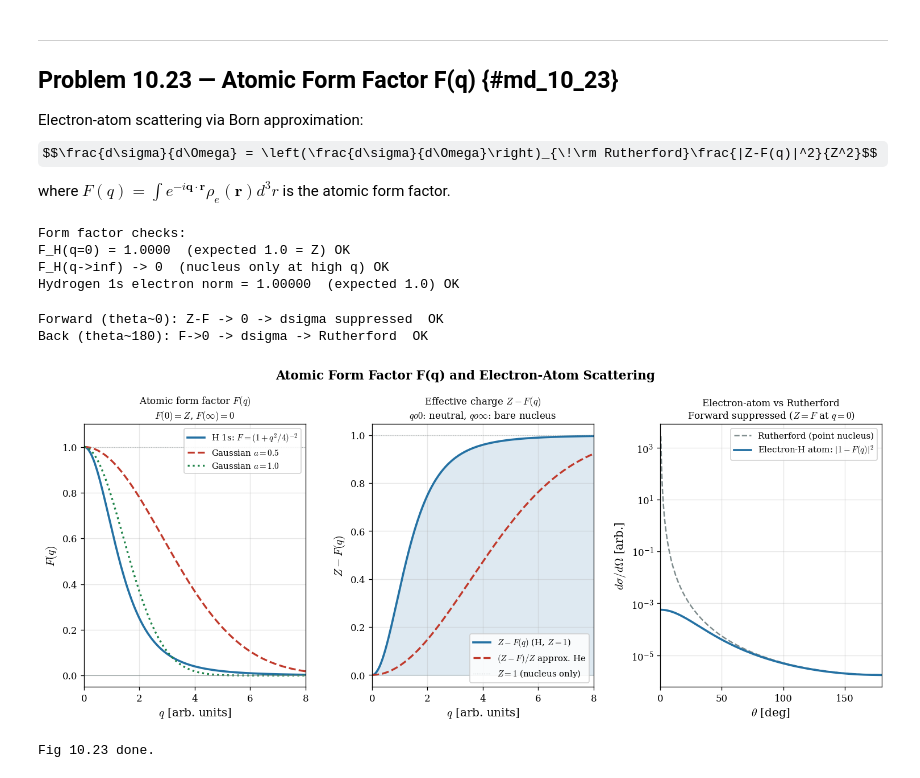
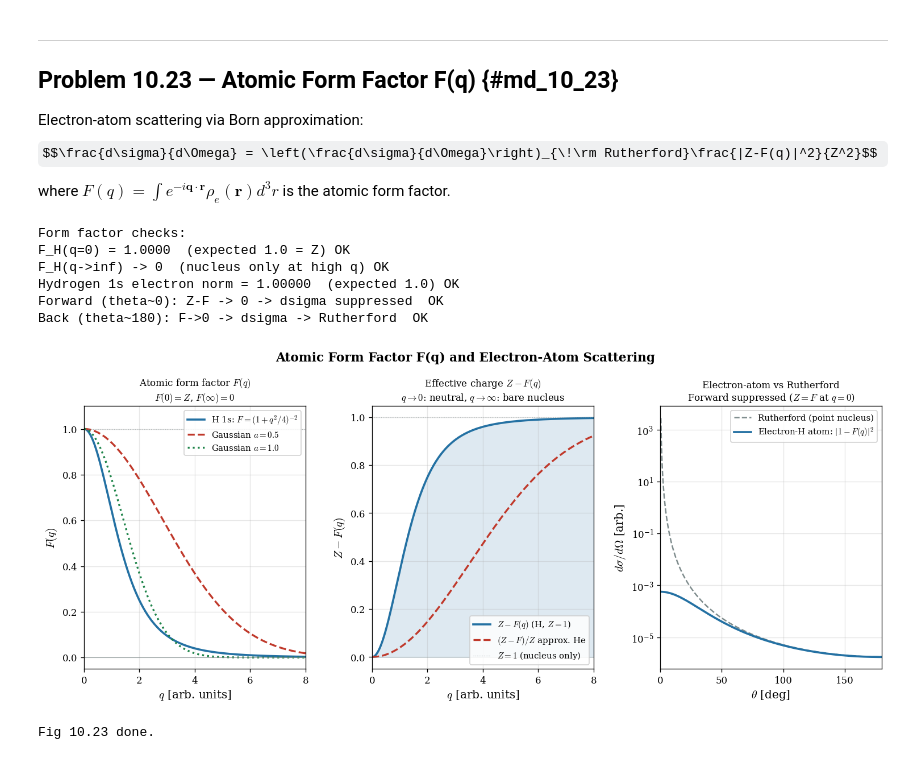
Before and after one commit to SeoulTechPSE/introduction_to_quantum_mechanics, a Jupyter notebook: ch10_visualizations.ipynb, the cells around one changed output. Drawn from its saved outputs; the diff is of its cells as text; code cells hidden in the pictures; some formulas as TeX source.

```diff
--- a/ch10_visualizations.ipynb
+++ b/ch10_visualizations.ipynb
@@ -277,7 +279,7 @@ ax.axhline(1, color=GRAY, lw=0.7, ls=':', alpha=0.5)
 ax.axhline(0, color=GRAY, lw=0.5)
 ax.set_xlabel(r'$q$ [arb. units]', labelpad=3); ax.set_ylabel(r'$F(q)$')
 ax.set_title(r'Atomic form factor $F(q)$'+
-             '\n$F(0)=Z$, $F(\infty)=0$', fontsize=10)
+             '\n' +r'$F(0)=Z$, $F(\infty)=0$', fontsize=10)
 ax.legend(fontsize=9, framealpha=0.85); ax.grid(True, alpha=0.3)
 ax.set_xlim(0, 8); ax.set_ylim(-0.05, 1.1)
 
@@ -299,7 +301,7 @@ ax2.axhline(0, color=GRAY, lw=0.5)
 ax2.axhline(Z, color=GRAY, lw=0.7, ls=':', alpha=0.5, label=fr'$Z={Z}$ (nucleus only)')
 ax2.set_xlabel(r'$q$ [arb. units]', labelpad=3); ax2.set_ylabel(r'$Z-F(q)$')
 ax2.set_title(r'Effective charge $Z-F(q)$'+
-              '\n$q\to0$: neutral, $q\to\infty$: bare nucleus', fontsize=10)
+              '\n' +r'$q\to0$: neutral, $q\to\infty$: bare nucleus', fontsize=10)
 ax2.legend(fontsize=9, framealpha=0.85, loc="lower right"); ax2.grid(True, alpha=0.3)
 ax2.set_xlim(0, 8)
 
@@ -313,34 +315,34 @@ q_e     = 2*k_e*np.sin(theta_e/2)
 ds_rut  = 1.0/np.sin(theta_e/2)**4
 ds_rut /= ds_rut[10]  # normalise
 
 # With form factor (Z=1, H 1s)
 ZF_e    = (1 - F_hydrogen(q_e))**2
 ds_atom = ds_rut * ZF_e
 
 ax3.semilogy(np.degrees(theta_e), ds_rut,  color=GRAY, lw=1.5, ls='--',
              label='Rutherford (point nucleus)')
 ax3.semilogy(np.degrees(theta_e), ds_atom+1e-8, color=BLUE,  lw=2.2,
              label=r'Electron-H atom: $|1-F(q)|^2$')
 
 # Forward suppression check
 print(f'Forward (theta~0): Z-F -> 0 -> dsigma suppressed  OK')
 print(f'Back (theta~180): F->0 -> dsigma -> Rutherford  OK')
 
 ax3.set_xlabel(r'$\theta$ [deg]', labelpad=3); ax3.set_ylabel(r'$d\sigma/d\Omega$ [arb.]')
 ax3.set_title('Electron-atom vs Rutherford\n'
               r'Forward suppressed ($Z=F$ at $q=0$)', fontsize=10)
 ax3.legend(fontsize=9, framealpha=0.85); ax3.grid(True, alpha=0.3, which='both')
 ax3.set_xlim(0, 180)
 
 figures.append((fig, 'fig_10_formfactor.png'))
 plt.show()
 print('Fig 10.23 done.')
 # %% [output]
 Form factor checks:
 F_H(q=0) = 1.0000  (expected 1.0 = Z) OK
 F_H(q->inf) -> 0  (nucleus only at high q) OK
 Hydrogen 1s electron norm = 1.00000  (expected 1.0) OK
+Forward (theta~0): Z-F -> 0 -> dsigma suppressed  OK
+Back (theta~180): F->0 -> dsigma -> Rutherford  OK
+[figure]
-Forward (theta~0): Z-F -> 0 -> dsigma suppressed  OK
-Back (theta~180): F->0 -> dsigma -> Rutherford  OK
+Fig 10.23 done.
-[figure]
-Fig 10.23 done.
```
Also changed, not shown: parts of 8 cells of this notebook.
